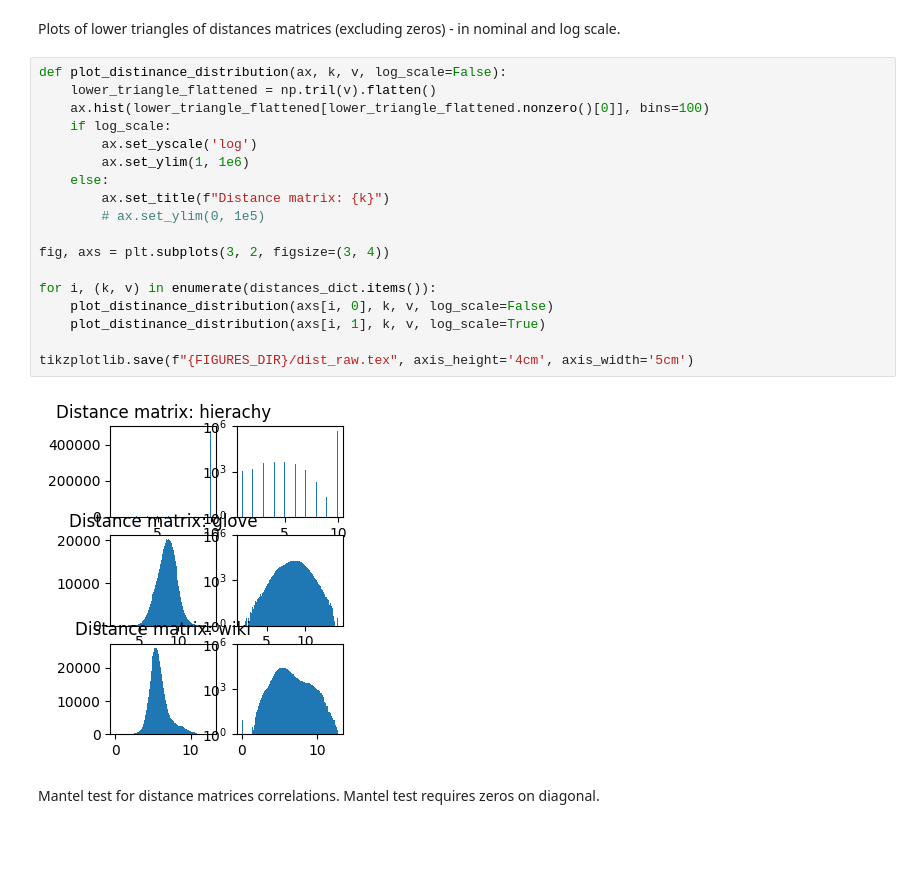
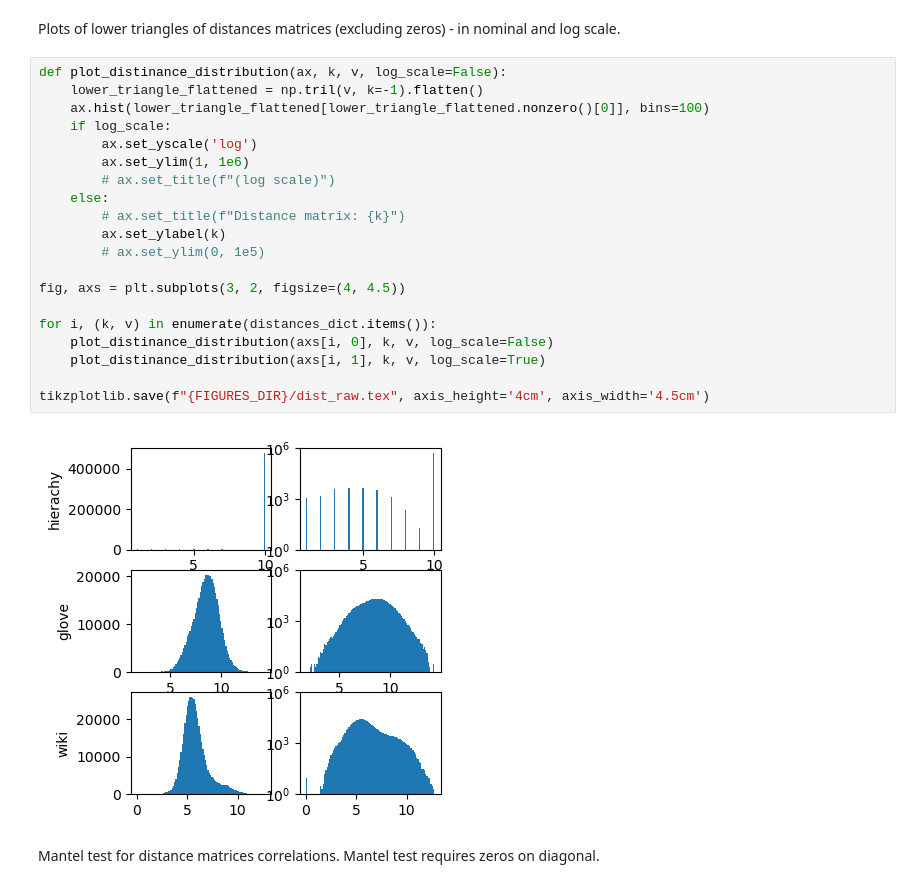
Before and after one commit to DominikFilipiak/KGTN-ens, a Jupyter notebook: notebooks/5_adjacency_matrix_comparisons.ipynb, the cells around one changed output. Cells and saved outputs as stored; diff of their text form; blank space fills up the shorter version.

```diff
--- a/notebooks/5_adjacency_matrix_comparisons.ipynb
+++ b/notebooks/5_adjacency_matrix_comparisons.ipynb
@@ -45,24 +61,26 @@ wiki       & 0.00 & 5.82 & 12.73 & 1.32 \\
 Plots of lower triangles of distances matrices (excluding zeros) - in nominal and log scale.
 # %%
 def plot_distinance_distribution(ax, k, v, log_scale=False):
-    lower_triangle_flattened = np.tril(v).flatten()
+    lower_triangle_flattened = np.tril(v, k=-1).flatten()
     ax.hist(lower_triangle_flattened[lower_triangle_flattened.nonzero()[0]], bins=100)
     if log_scale:
         ax.set_yscale('log')
         ax.set_ylim(1, 1e6)
+        # ax.set_title(f"(log scale)")
     else:
-        ax.set_title(f"Distance matrix: {k}")
+        # ax.set_title(f"Distance matrix: {k}")
+        ax.set_ylabel(k)
         # ax.set_ylim(0, 1e5)
 
-fig, axs = plt.subplots(3, 2, figsize=(3, 4))
+fig, axs = plt.subplots(3, 2, figsize=(4, 4.5))
 
 for i, (k, v) in enumerate(distances_dict.items()):
     plot_distinance_distribution(axs[i, 0], k, v, log_scale=False)
     plot_distinance_distribution(axs[i, 1], k, v, log_scale=True)
 
-tikzplotlib.save(f"{FIGURES_DIR}/dist_raw.tex", axis_height='4cm', axis_width='5cm')
+tikzplotlib.save(f"{FIGURES_DIR}/dist_raw.tex", axis_height='4cm', axis_width='4.5cm')
 # %% [output]
-[figure, old version]
+[figure, new version]
 # %% [markdown]
 Mantel test for distance matrices correlations. Mantel test requires zeros on diagonal.
 # %%
```
Also changed, not shown: parts of 5 cells of this notebook, 38 other files.
